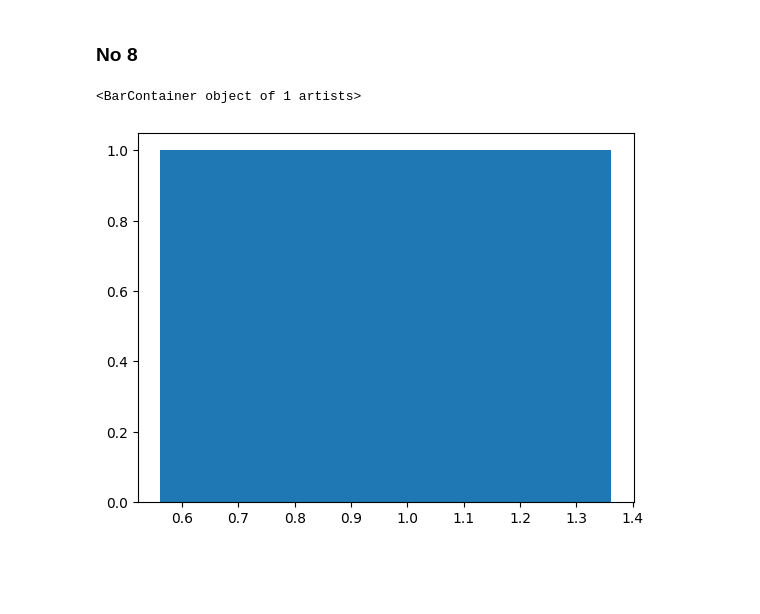
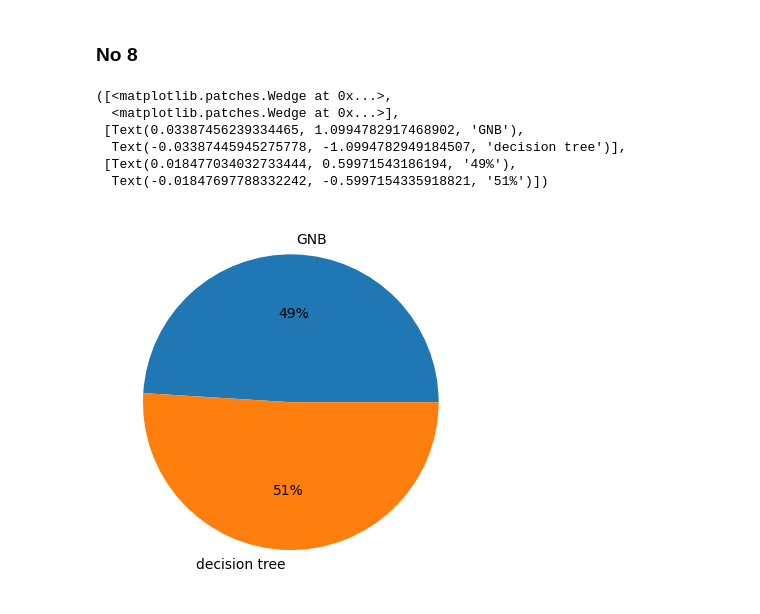
Before and after one commit to firdausbiaf/TI-3F_Firdaus-Bia-Firmansyah_Kuis-2, a Jupyter notebook: kuis2.ipynb, the cells around one changed output. Cells and saved outputs as stored; diff of their text form; code cells hidden in the pictures; blank space fills up the shorter version.

```diff
--- a/kuis2.ipynb
+++ b/kuis2.ipynb
@@ -301,8 +336,18 @@ print(f'Hasil evaluasi: {score}')
 Hasil evaluasi: 1.0
 # %% [markdown]
 ### No 8
-# %%
-plt.bar(acc_test, acc_dt)
-# %% [output]
-<BarContainer object of 1 artists>
-[figure, removed]
+# %%
+# visualisasi nomor 4
+
+no4 = (acc_test, acc_dt)
+label = 'GNB', 'decision tree'
+
+plt.pie(no4, labels=label, autopct = "%.0f%%")
+# %% [output]
+([<matplotlib.patches.Wedge at 0x...>,
+  <matplotlib.patches.Wedge at 0x...>],
+ [Text(0.03387456239334465, 1.0994782917468902, 'GNB'),
+  Text(-0.03387445945275778, -1.0994782949184507, 'decision tree')],
+ [Text(0.018477034032733444, 0.59971543186194, '49%'),
+  Text(-0.01847697788332242, -0.5997154335918821, '51%')])
+[figure, added]
```
Also changed, not shown: parts of 11 cells of this notebook, 1 other file.
